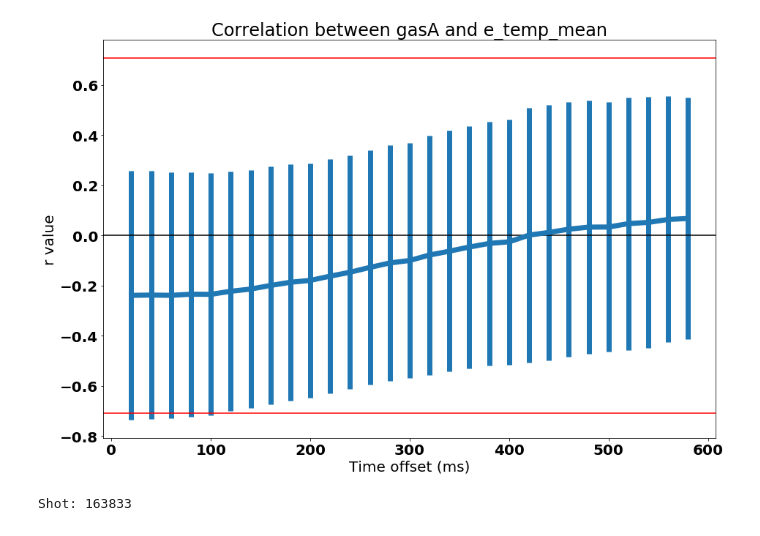
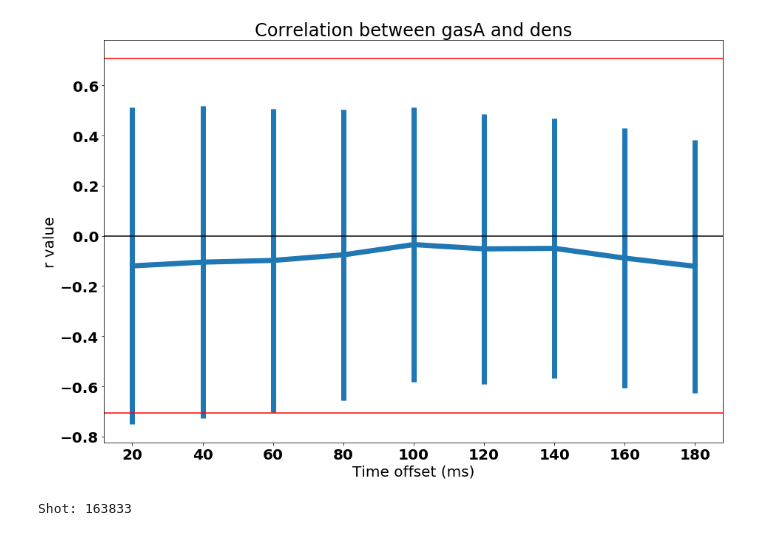
Before and after one commit to PlasmaControl/plasma-profile-predictor, a Jupyter notebook: notebooks/correlations.ipynb, the cells around one changed output. Cells and saved outputs as stored; diff of their text form; code cells hidden in the pictures.

```diff
--- a/notebooks/correlations.ipynb
+++ b/notebooks/correlations.ipynb
@@ -62,9 +18,0 @@ for shot in shots:
-# %%
-# smooth each signal
-data={}
-for shot in (train_shots+val_shots):
-    data[shot]={}
-    for sig in sigs_0d:
-        data[shot][sig] = smooth_signal(raw_data[shot][sig],avg_window)
-    for sig in sigs_1d:
-        data[shot][sig] = smooth_signal(raw_data[shot][sig],avg_window)
@@ -84,4 +18,0 @@ Removed 15 shots with empty arrays
-# %%
-for shot in data:
-    for sig in sigs_1d:
-        data[shot]['{}_mean'.format(sig)] = np.mean(data[shot][sig],axis=1)
@@ -102,3 +24,5 @@ def normalize(obj, sig):
 plt.rcParams['figure.figsize'] = [15, 10]
 font={'size': 20, 'weight':'heavy'}
 plt.rc('font', **font)
+# %%
+shots=np.unique(data['shotnum'][:,0])
@@ -182,44 +165,46 @@ plt.subplots_adjust(wspace=.5)
 # %%
-ind_sigs=['pinj','gasA','curr_target']
-dep_sigs=['e_temp_mean','e_dens_mean']
-offsets=np.arange(1,30)
+ind_sigs=['pinj','gasA','curr']
+dep_sigs=['temp','dens']
+offsets=np.arange(1,10)
+max_offset=max(offsets)
 
-shots=val_shots
+these_shots=shots[::100][:10]
 
-r_values=np.zeros((len(offsets),len(ind_sigs),len(dep_sigs),len(shots)))
+r_values=np.zeros((len(offsets),len(ind_sigs),len(dep_sigs),len(these_shots)))
 
 for l,offset in enumerate(offsets):
-    for k,shot in enumerate(shots):
+    for k,shot in enumerate(these_shots):
+        shot_indices = np.where(data['shotnum'][:,0]==shot)[0]
         for j,dep_sig in enumerate(dep_sigs):
             for i,ind_sig in enumerate(ind_sigs):
-                x=normalize(data[shot][ind_sig],ind_sig)[:-offset:5]
-                y=normalize(data[shot][dep_sig],dep_sig)[offset::5]
-                if y.size==0:
-                    continue
+                these_indices = shot_indices[:-max_offset]+offset
+
+                x = data[ind_sig][these_indices,-param_dict['lookahead']].squeeze()
+                y = np.mean(data[dep_sig][these_indices,-param_dict['lookahead'],:].squeeze(),axis=1)
 
                 slope, intercept, r_value, p_value, std_err = linregress(x,y)
-                r_values[l][i][j][k]=r_value
+                r_values[l][i][j][k] = r_value
 # %%
+ind_index=1
+dep_index=1
+
 correlation=[]
 dev=[]
-ind_index=1
-dep_index=0
-
 for l in range(len(offsets)):
     correlation.append(np.mean(r_values[l][ind_index][dep_index][:])) #offset, dep, ind, example
     dev.append(np.std(r_values[l][ind_index][dep_index][:]))
 
 plt.figure()
 plt.errorbar(offsets*20,correlation,yerr=dev,linewidth=7)
 plt.title('Correlation between {} and {}'.format(ind_sigs[ind_index],dep_sigs[dep_index]))
 plt.xlabel('Time offset (ms)')
 plt.ylabel('r value')
 plt.axhline(np.sqrt(.5),color='r')
 plt.axhline(-np.sqrt(.5),color='r')
 plt.axhline(0,color='k')
 plt.show()
 # %% [output]
-[figure, old version]
+[figure, new version]
 # %%
 shots=val_shots
 shot= shots[np.random.randint(len(shots))]
```
Also changed, not shown: parts of 17 cells of this notebook, 4 other files.
